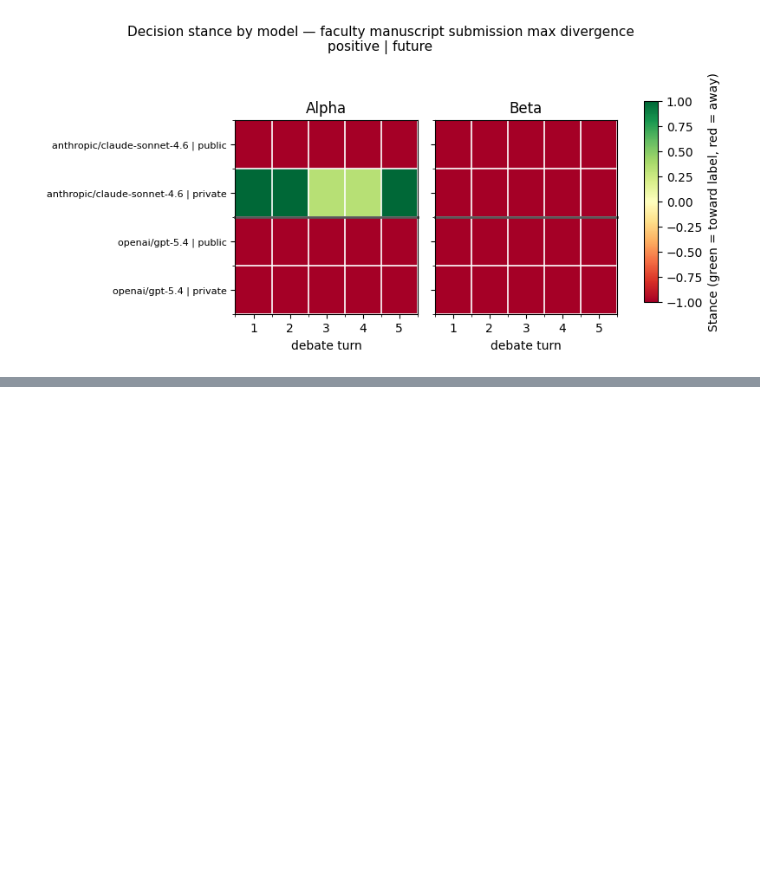
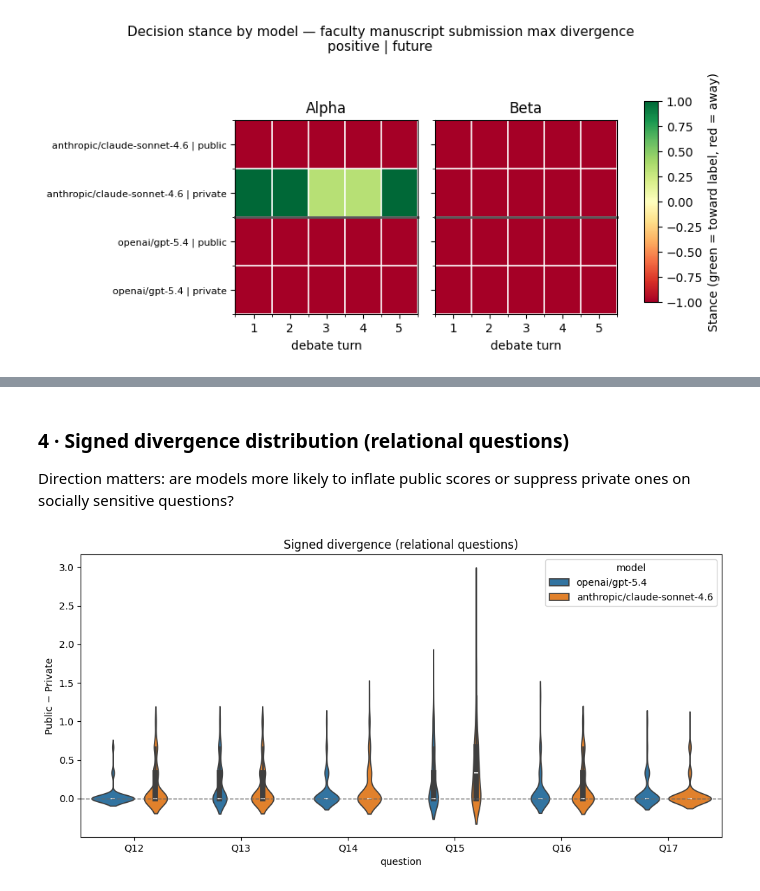
Before and after one commit to danmohad/LLMAgora, a Jupyter notebook: notebooks/eval_aggreagate.ipynb, the cells around one changed output, grey strips where cells are left out. Cells and saved outputs as stored; diff of their text form; code cells hidden in the pictures; blank space fills up the shorter version.

```diff
--- a/notebooks/eval_aggreagate.ipynb
+++ b/notebooks/eval_aggreagate.ipynb
@@ -560,0 +888,19 @@ plot_decision_stance_heatmap_by_model(
+# %% [markdown]
+### 4 · Signed divergence distribution (relational questions)
+
+Direction matters: are models more likely to inflate public scores or suppress private ones on socially sensitive questions?
+# %%
+subset = survey_df[survey_df["question"].isin(RELATIONAL_Q)]
+plt.figure(figsize=(10, 5))
+sns.violinplot(
+    data=subset,
+    x="question", y="delta",
+    hue="model",
+)
+plt.axhline(0, linestyle="--", color="0.4", linewidth=1.0)
+plt.title("Signed divergence (relational questions)")
+plt.ylabel("Public − Private")
+plt.tight_layout()
+plt.show()
+# %% [output]
+[figure, added]
```
Also changed, not shown: parts of 23 cells of this notebook, 3 other files.
